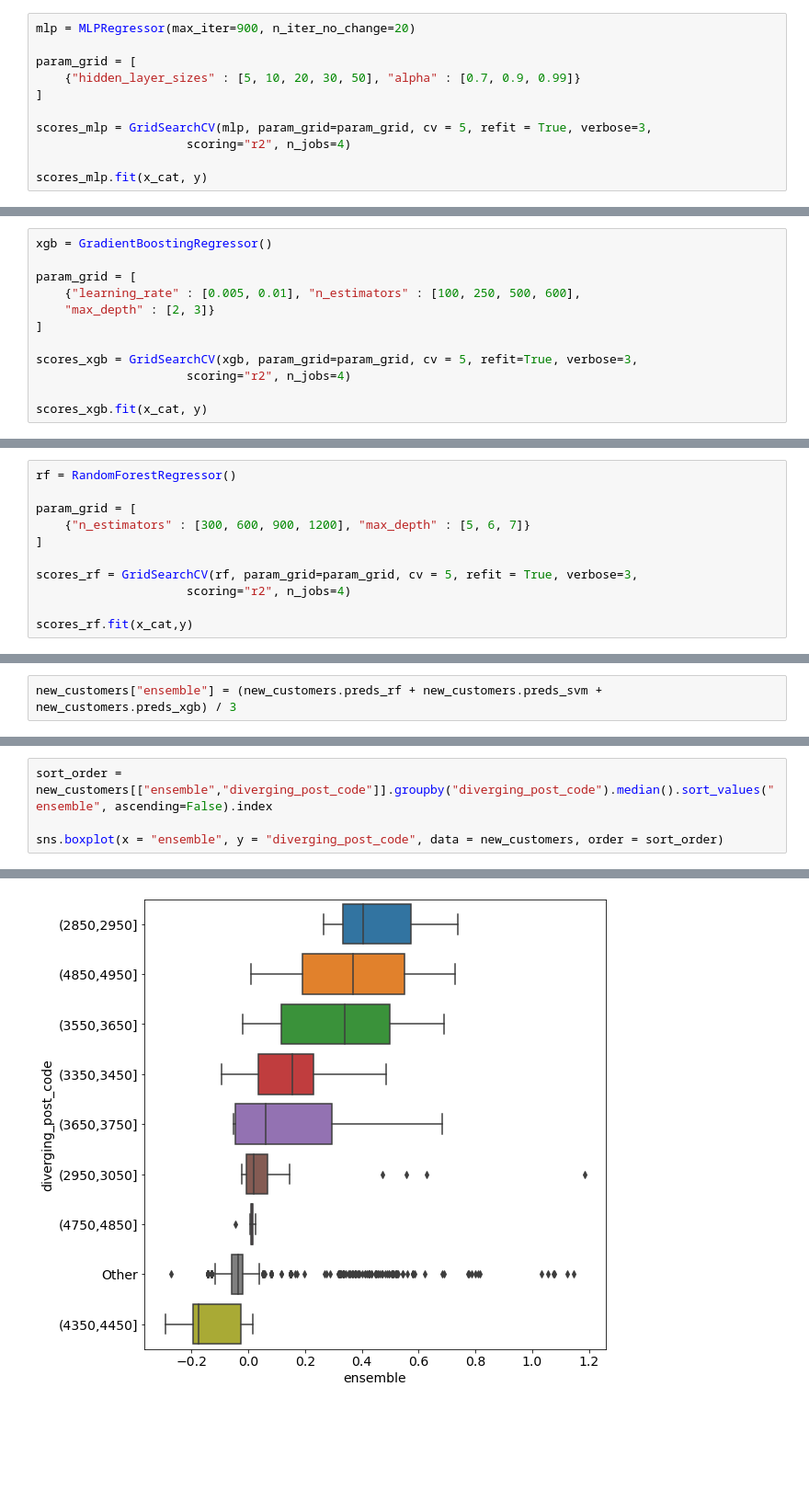
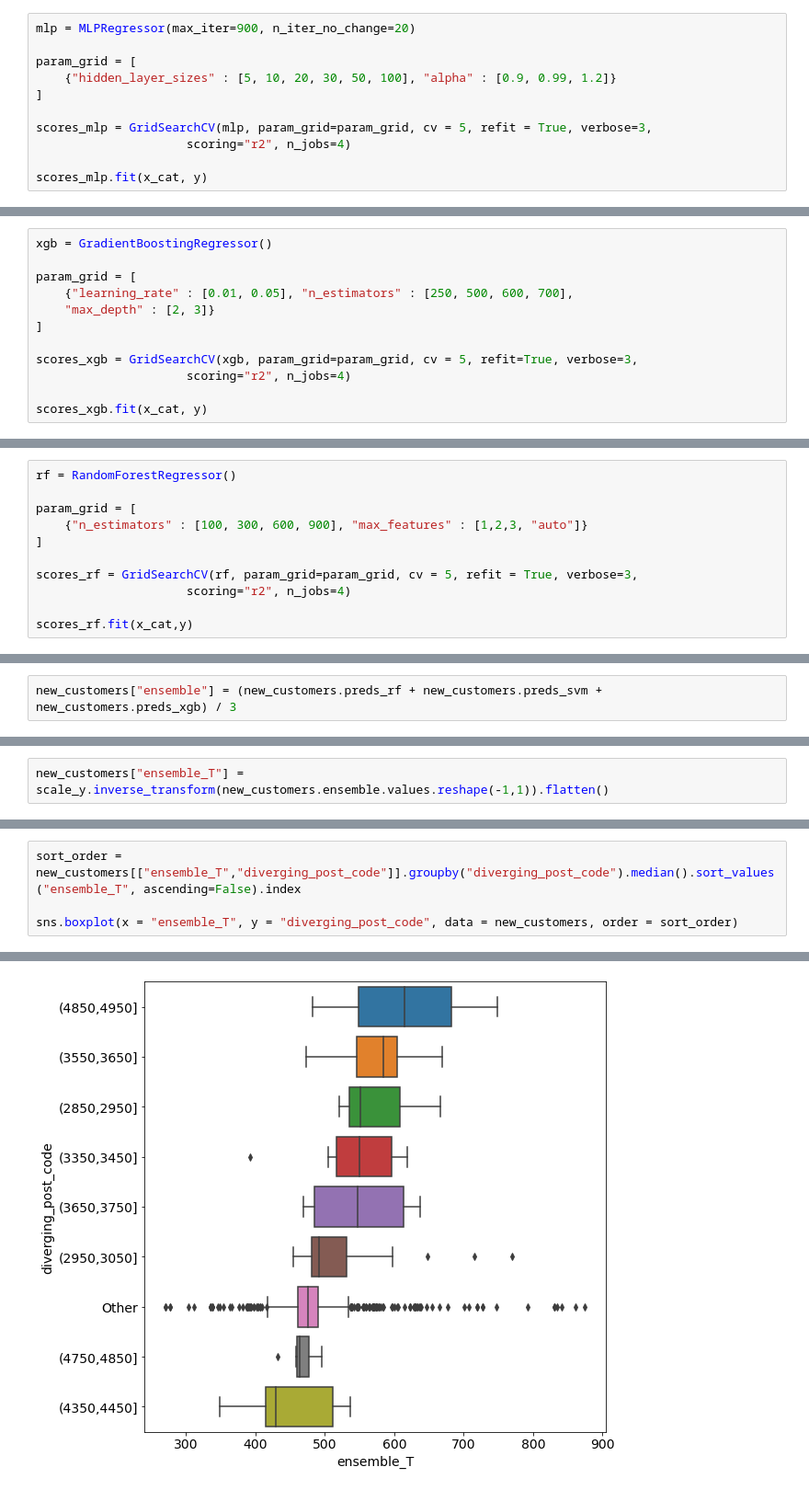
Before and after one commit to Okancan-Balci/KPMG_AU_Data_Analytics, a Jupyter notebook: Task_2/Customer_Prediction.ipynb, the cells around one changed output, grey strips where cells are left out. Shown at 92% size. Drawn from its saved outputs; the diff is of its cells as text; blank space fills up the shorter version.

```diff
--- a/Task_2/Customer_Prediction.ipynb
+++ b/Task_2/Customer_Prediction.ipynb
@@ -73,7 +69,7 @@ x_all.shape, x_cat.shape
 mlp = MLPRegressor(max_iter=900, n_iter_no_change=20)
 
 param_grid = [
-    {"hidden_layer_sizes" : [5, 10, 20, 30, 50], "alpha" : [0.7, 0.9, 0.99]}
+    {"hidden_layer_sizes" : [5, 10, 20, 30, 50, 100], "alpha" : [0.9, 0.99, 1.2]}
 ]
 
 scores_mlp = GridSearchCV(mlp, param_grid=param_grid, cv = 5, refit = True, verbose=3,
@@ -120,7 +122,7 @@ plt.axline([-0.35,-0.35], [1.25, 1.25], c = "red")
 xgb = GradientBoostingRegressor()
 
 param_grid = [
-    {"learning_rate" : [0.005, 0.01], "n_estimators" : [100, 250, 500, 600],
+    {"learning_rate" : [0.01, 0.05], "n_estimators" : [250, 500, 600, 700],
     "max_depth" : [2, 3]}
 ]
 
@@ -213,7 +216,7 @@ plt.axline([-0.5,-0.5], [1.5, 1.5], c = "red")
 rf = RandomForestRegressor()
 
 param_grid = [
-    {"n_estimators" : [300, 600, 900, 1200], "max_depth" : [5, 6, 7]}
+    {"n_estimators" : [100, 300, 600, 900], "max_features" : [1,2,3, "auto"]}
 ]
 
 scores_rf = GridSearchCV(rf, param_grid=param_grid, cv = 5, refit = True, verbose=3,
@@ -312,0 +291,2 @@ new_customers.sort_values(by = "ensemble", ascending=False)
+# %%
+new_customers["ensemble_T"] = scale_y.inverse_transform(new_customers.ensemble.values.reshape(-1,1)).flatten()
@@ -320,5 +302,5 @@ sns.boxplot(x = "ensemble", y = "diverging_job_title", data = new_customers, ord
 # %%
-sort_order = new_customers[["ensemble","diverging_post_code"]].groupby("diverging_post_code").median().sort_values("ensemble", ascending=False).index
+sort_order = new_customers[["ensemble_T","diverging_post_code"]].groupby("diverging_post_code").median().sort_values("ensemble_T", ascending=False).index
 
-sns.boxplot(x = "ensemble", y = "diverging_post_code", data = new_customers, order = sort_order)
+sns.boxplot(x = "ensemble_T", y = "diverging_post_code", data = new_customers, order = sort_order)
 # %% [output]
@@ -326,2 +308,2 @@ sns.boxplot(x = "ensemble", y = "diverging_post_code", data = new_customers, ord
-[figure, old version]
+[figure, new version]
 # %%
```
Also changed, not shown: parts of 39 cells of this notebook, 7 other files.
